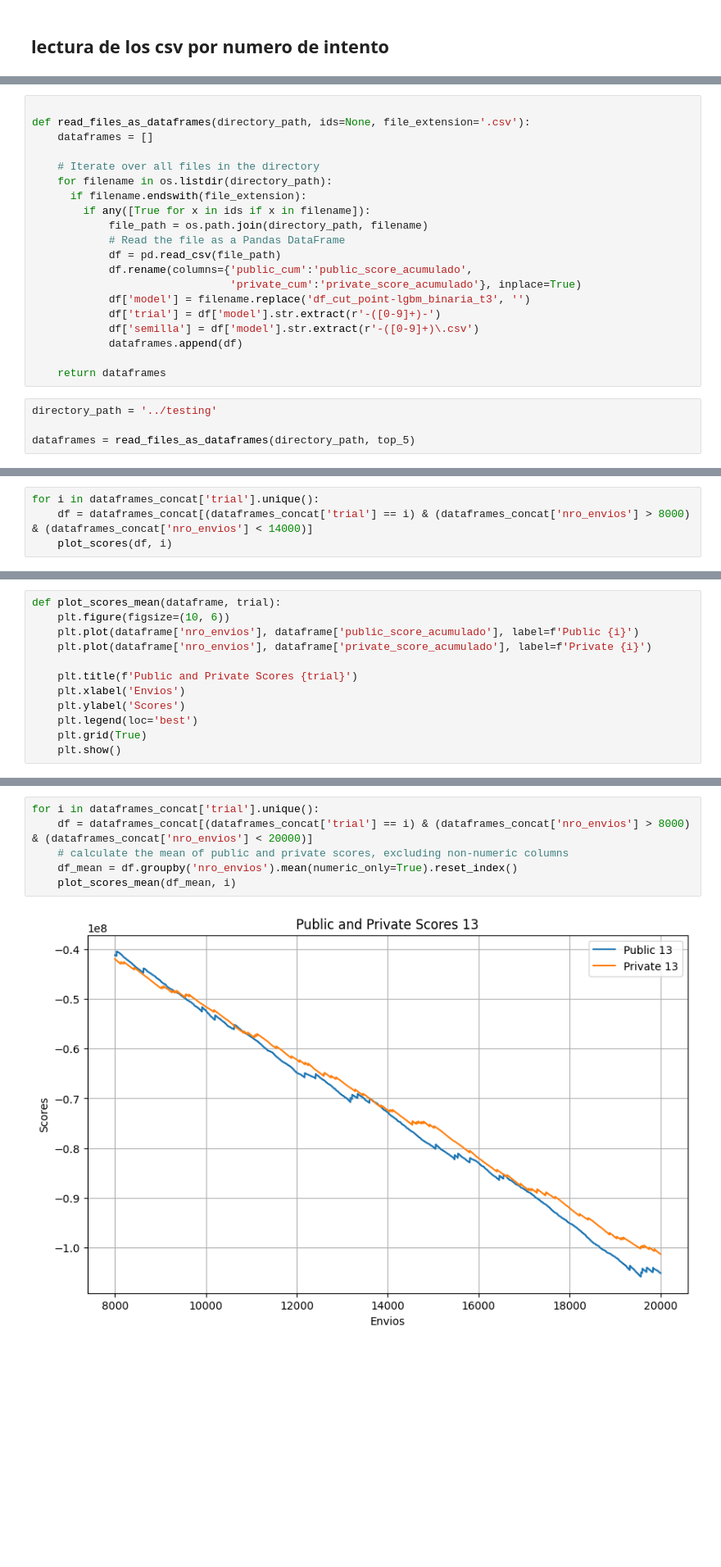
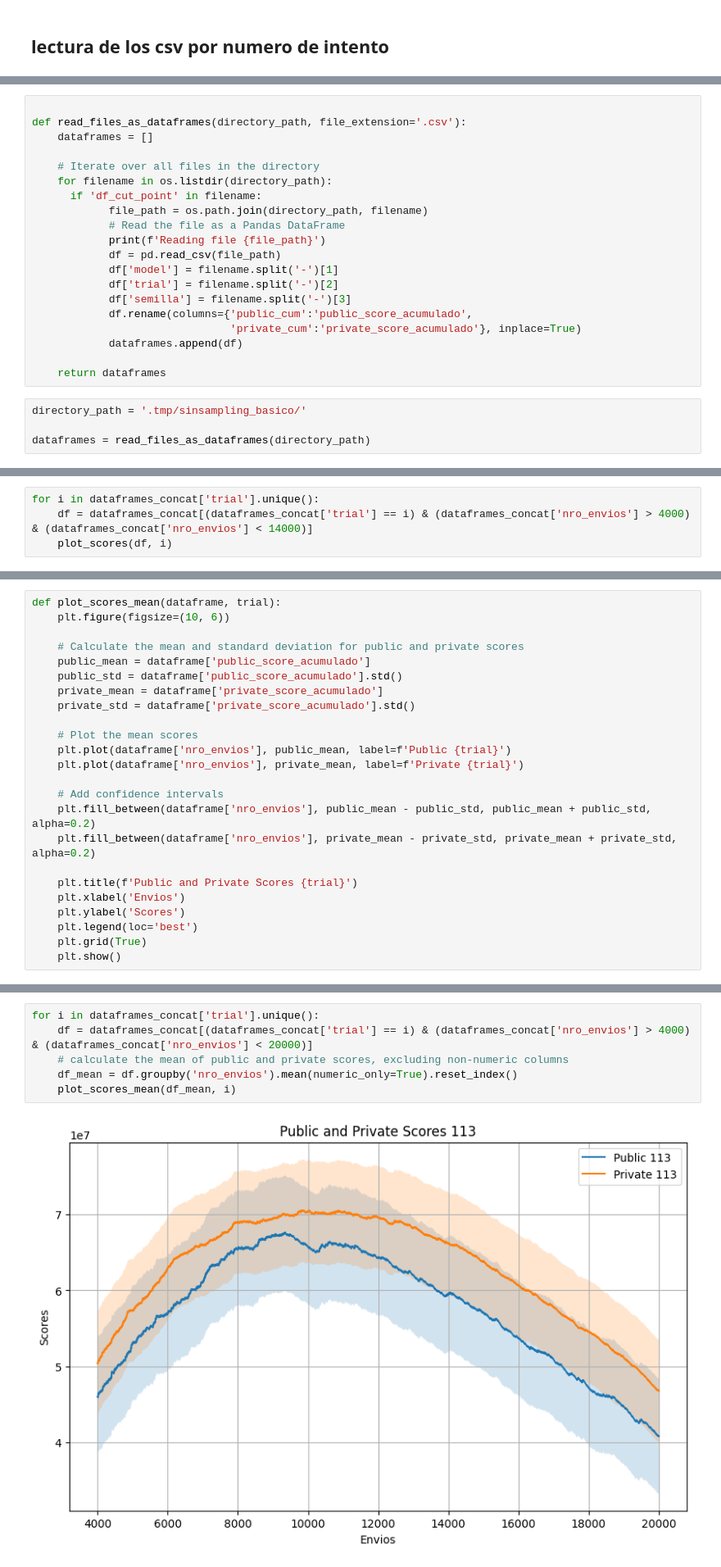
Before and after one commit to jgjuara/pipe-dmeyf24, a Jupyter notebook: testing/evaluacion.ipynb, the cells around one changed output, grey strips where cells are left out. Shown at 82% size. Drawn from its saved outputs; the diff is of its cells as text; blank space fills up the shorter version.

```diff
--- a/testing/evaluacion.ipynb
+++ b/testing/evaluacion.ipynb
@@ -36,24 +65,24 @@ top_5
 # %%
 
-def read_files_as_dataframes(directory_path, ids=None, file_extension='.csv'):
+def read_files_as_dataframes(directory_path, file_extension='.csv'):
     dataframes = []
 
     # Iterate over all files in the directory
     for filename in os.listdir(directory_path):
-      if filename.endswith(file_extension):
-        if any([True for x in ids if x in filename]):
+      if 'df_cut_point' in filename:
             file_path = os.path.join(directory_path, filename)
             # Read the file as a Pandas DataFrame
+            print(f'Reading file {file_path}')
             df = pd.read_csv(file_path)
+            df['model'] = filename.split('-')[1]
+            df['trial'] = filename.split('-')[2]
+            df['semilla'] = filename.split('-')[3]
             df.rename(columns={'public_cum':'public_score_acumulado',
                                'private_cum':'private_score_acumulado'}, inplace=True)
-            df['model'] = filename.replace('df_cut_point-lgbm_binaria_t3', '')
-            df['trial'] = df['model'].str.extract(r'-([0-9]+)-')
-            df['semilla'] = df['model'].str.extract(r'-([0-9]+)\.csv')
             dataframes.append(df)
 
     return dataframes
 # %%
-directory_path = '../testing'
+directory_path = '.tmp/sinsampling_basico/'
 
-dataframes = read_files_as_dataframes(directory_path, top_5)
+dataframes = read_files_as_dataframes(directory_path)
@@ -80,5 +127,5 @@ ValueError: No objects to concatenate
 # %%
 for i in dataframes_concat['trial'].unique():
-    df = dataframes_concat[(dataframes_concat['trial'] == i) & (dataframes_concat['nro_envios'] > 8000) & (dataframes_concat['nro_envios'] < 14000)]
+    df = dataframes_concat[(dataframes_concat['trial'] == i) & (dataframes_concat['nro_envios'] > 4000) & (dataframes_concat['nro_envios'] < 14000)]
     plot_scores(df, i)
 # %% [output]
@@ -90,8 +135,20 @@ for i in dataframes_concat['trial'].unique():
 # %%
 def plot_scores_mean(dataframe, trial):
     plt.figure(figsize=(10, 6))
-    plt.plot(dataframe['nro_envios'], dataframe['public_score_acumulado'], label=f'Public {i}')
-    plt.plot(dataframe['nro_envios'], dataframe['private_score_acumulado'], label=f'Private {i}')
+
+    # Calculate the mean and standard deviation for public and private scores
+    public_mean = dataframe['public_score_acumulado']
+    public_std = dataframe['public_score_acumulado'].std()
+    private_mean = dataframe['private_score_acumulado']
+    private_std = dataframe['private_score_acumulado'].std()
+
+    # Plot the mean scores
+    plt.plot(dataframe['nro_envios'], public_mean, label=f'Public {trial}')
+    plt.plot(dataframe['nro_envios'], private_mean, label=f'Private {trial}')
+
+    # Add confidence intervals
+    plt.fill_between(dataframe['nro_envios'], public_mean - public_std, public_mean + public_std, alpha=0.2)
+    plt.fill_between(dataframe['nro_envios'], private_mean - private_std, private_mean + private_std, alpha=0.2)
 
     plt.title(f'Public and Private Scores {trial}')
     plt.xlabel('Envios')
@@ -102,8 +186,8 @@ def plot_scores_mean(dataframe, trial):
 # %%
 for i in dataframes_concat['trial'].unique():
-    df = dataframes_concat[(dataframes_concat['trial'] == i) & (dataframes_concat['nro_envios'] > 8000) & (dataframes_concat['nro_envios'] < 20000)]
+    df = dataframes_concat[(dataframes_concat['trial'] == i) & (dataframes_concat['nro_envios'] > 4000) & (dataframes_concat['nro_envios'] < 20000)]
     # calculate the mean of public and private scores, excluding non-numeric columns
     df_mean = df.groupby('nro_envios').mean(numeric_only=True).reset_index()
     plot_scores_mean(df_mean, i)
 # %% [output]
-[figure, old version]
+[figure, new version]
```
Also changed, not shown: parts of 32 cells of this notebook.
